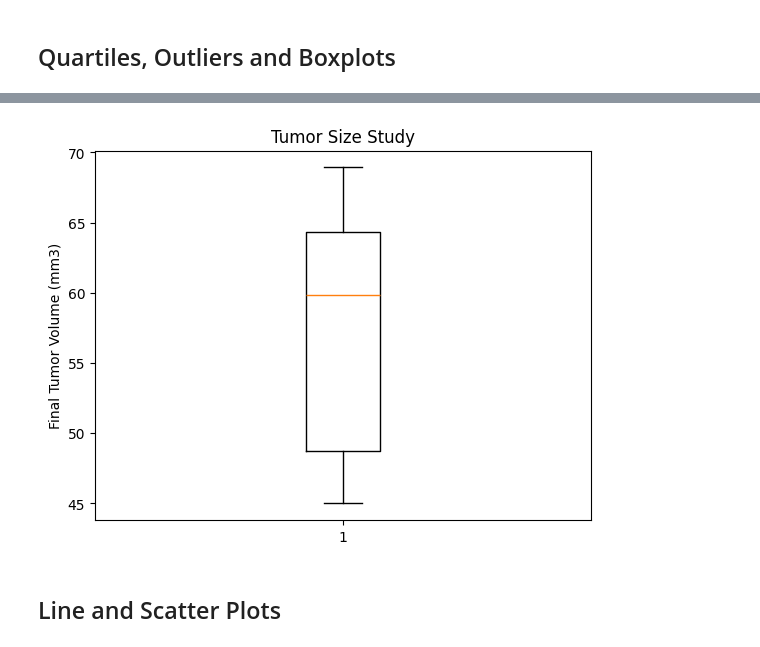
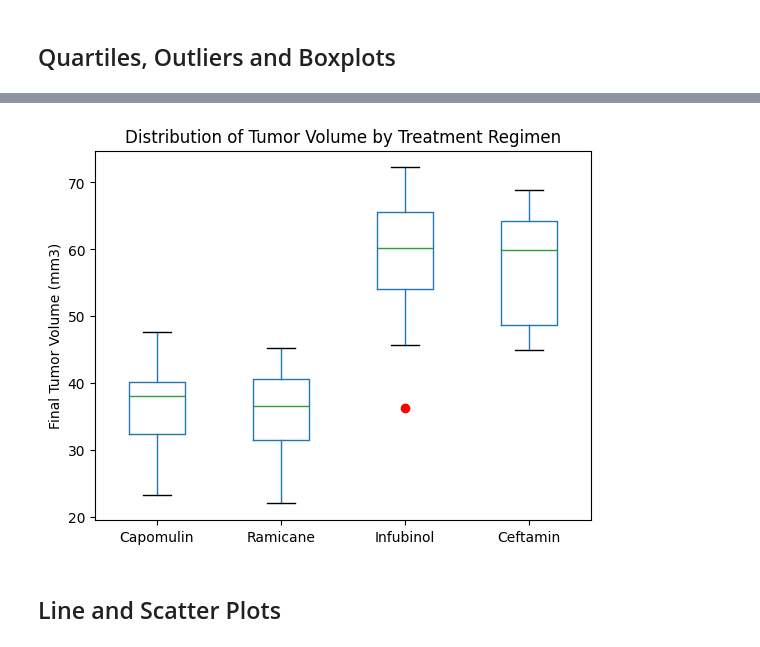
Before and after one commit to dbkisch/Data-Visualization, a Jupyter notebook: Pymaceuticals/pymaceuticals.ipynb, the cells around one changed output, grey strips where cells are left out. Cells and saved outputs as stored; diff of their text form; code cells hidden in the pictures.

Commit message:
finished all parts - cleanup needed

```diff
--- a/Pymaceuticals/pymaceuticals.ipynb
+++ b/Pymaceuticals/pymaceuticals.ipynb
@@ -235,16 +213,19 @@ drug_study_df
 # %%
 # Calculate the final tumor volume of each mouse across four of the treatment regimens:
 # Capomulin, Ramicane, Infubinol, and Ceftamin
-
+drug_study_df = clean_mouse_study_results.loc[(clean_mouse_study_results["Drug Regimen"] == "Capomulin") |
+                                              (clean_mouse_study_results["Drug Regimen"] == "Ramicane") |
+                                              (clean_mouse_study_results["Drug Regimen"] == "Infubinol") |
+                                              (clean_mouse_study_results["Drug Regimen"] == "Ceftamin"),:]
 
 # Start by getting the last (greatest) timepoint for each mouse
-#last_timepts_df = drug_study_df.sort_values(["Mouse ID","Timepoint"],ascending=False)
-last_timepts = drug_study_df.groupby("Mouse ID")["Timepoint"].max()
+last_timepts = drug_study_df.groupby("Mouse ID")["Timepoint"].last()
 last_timepts_df = last_timepts.to_frame()
-#last_timepts_df
+last_timepts_df.reset_index(inplace=True)
+
 # Merge this group df with the original DataFrame to get the tumor volume at the last timepoint
 greatest_tumor_vol_by_mouse = pd.merge(last_timepts_df,clean_mouse_study_results,how="left",on=["Mouse ID","Timepoint"])
-greatest_tumor_vol_by_mouse
+greatest_tumor_vol_by_mouse.head()
 # %% [output]
 |  | Mouse ID | Timepoint | Tumor Volume (mm3) | Metastatic Sites | Drug Regimen | Sex | Age_months | ... |
 | 0 | a203 | 45 | 67.973419 | 2 | Infubinol | Female | 20 | ... |
@@ -342,13 +279,17 @@ plt.show()
 # %%
 # Generate a box plot that shows the distribution of the tumor volume for each treatment group.
-tumor_sizes = tumor_vol_data["Tumor Volume (mm3)"]
+plotting_df = pd.concat(tumor_vol_data,axis=1,ignore_index=True)
+plotting_df.rename(columns={"0":"Capomulin","1":"Ramicane","2":"Infubinol","3":"Ceftamin"}, inplace=True)
 
-fig1, ax1 = plt.subplots()
-ax1.set_title('Tumor Size Study')
-ax1.set_ylabel('Final Tumor Volume (mm3)')
-ax1.boxplot(tumor_sizes)
+plotting_df.boxplot(grid=False, sym='ro')
+
+x_axis = np.arange(len(treatments)) + 1
+tick_locations = [value for value in x_axis]
+plt.xticks(tick_locations, treatments)
+plt.title("Distribution of Tumor Volume by Treatment Regimen")
+plt.ylabel("Final Tumor Volume (mm3)")
 plt.show()
 # %% [output]
-[figure, old version]
+[figure, new version]
 # %% [markdown]
 ## Line and Scatter Plots
```
Also changed, not shown: parts of 11 cells of this notebook, 1 other file.
